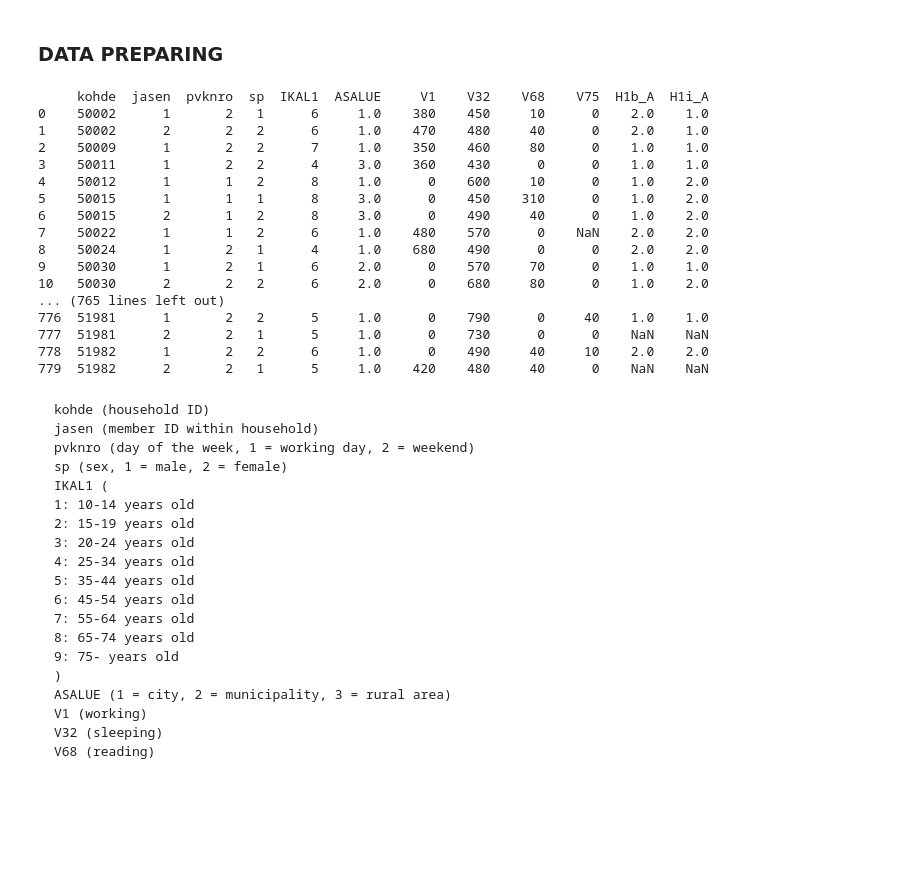
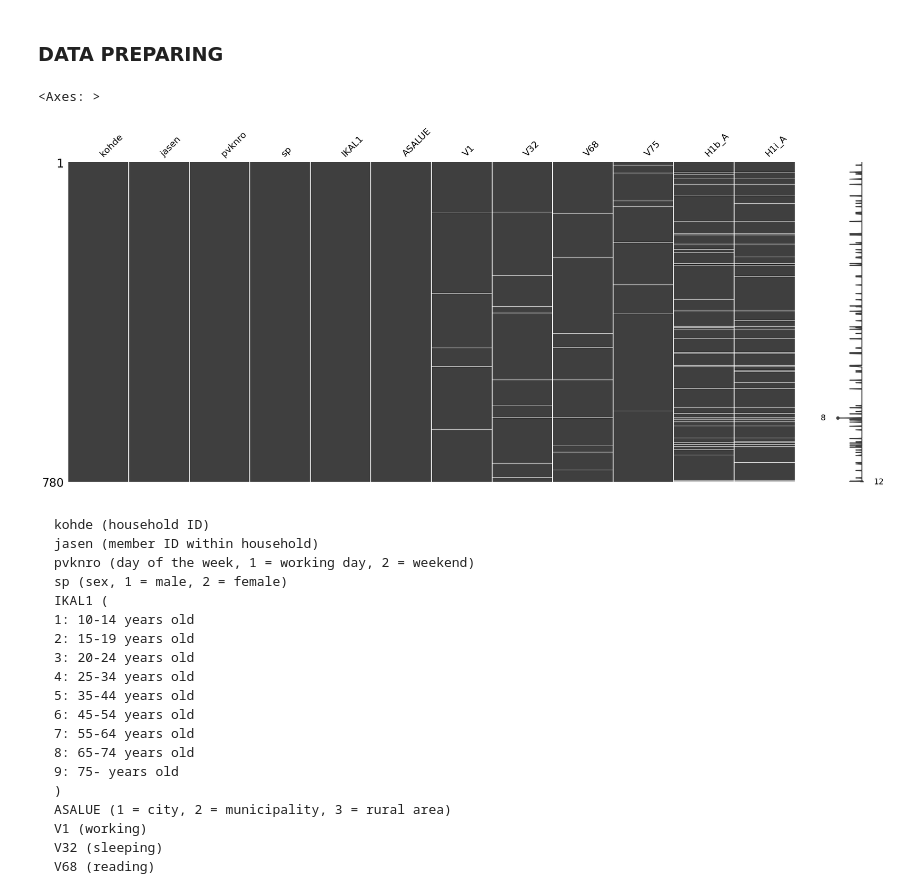
Before and after one commit to heinohen/household_habits_SDA, a Jupyter notebook: habits.ipynb, the cells around one changed output. Saved outputs shown, nothing was run; the diff lists cells and outputs as text; code cells hidden in the pictures; blank space fills up the shorter version.

```diff
--- a/habits.ipynb
+++ b/habits.ipynb
@@ -69,41 +69,26 @@ columns = [
 # %%
 cols=["kohde",
     "jasen",
     "pvknro",
     "sp",
     "IKAL1",
     "ASALUE",
     "V1",
     "V32",
     "V68",
     "V75",
     "H1b_A",
     "H1i_A",
 ]
 
 
 
 df = df[cols]
 
-print(df.to_string())
+msno.matrix(df)
 # %% [output]
-     kohde  jasen  pvknro  sp  IKAL1  ASALUE     V1    V32    V68    V75  H1b_A  H1i_A
-0    50002      1       2   1      6     1.0    380    450     10      0    2.0    1.0
-1    50002      2       2   2      6     1.0    470    480     40      0    2.0    1.0
-2    50009      1       2   2      7     1.0    350    460     80      0    1.0    1.0
-3    50011      1       2   2      4     3.0    360    430      0      0    1.0    1.0
-4    50012      1       1   2      8     1.0      0    600     10      0    1.0    2.0
-5    50015      1       1   1      8     3.0      0    450    310      0    1.0    2.0
-6    50015      2       1   2      8     3.0      0    490     40      0    1.0    2.0
-7    50022      1       1   2      6     1.0    480    570      0    NaN    2.0    2.0
-8    50024      1       2   1      4     1.0    680    490      0      0    2.0    2.0
-9    50030      1       2   1      6     2.0      0    570     70      0    1.0    1.0
-10   50030      2       2   2      6     2.0      0    680     80      0    1.0    2.0
-... (765 lines left out)
-776  51981      1       2   2      5     1.0      0    790      0     40    1.0    1.0
-777  51981      2       2   1      5     1.0      0    730      0      0    NaN    NaN
-778  51982      1       2   2      6     1.0      0    490     40     10    2.0    2.0
-779  51982      2       2   1      5     1.0    420    480     40      0    NaN    NaN
+<Axes: >
+[figure, added]
 # %%
 
 # import regular expression
```
Also changed, not shown: parts of 37 cells of this notebook, 1 other file.
